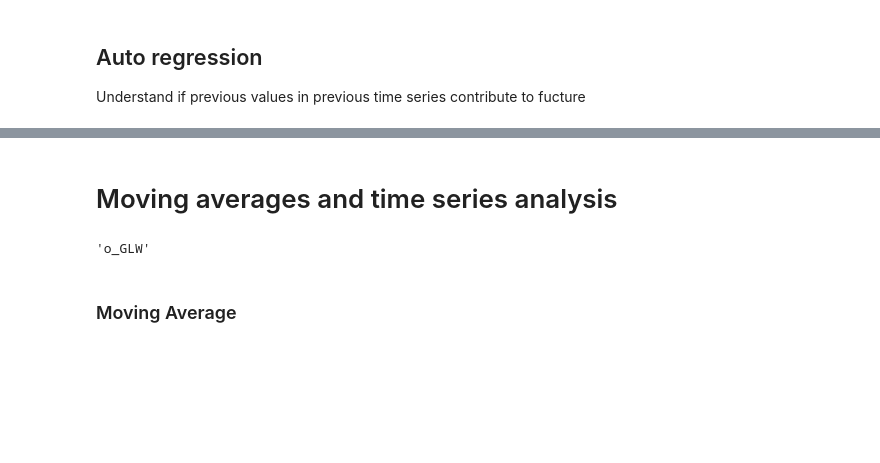
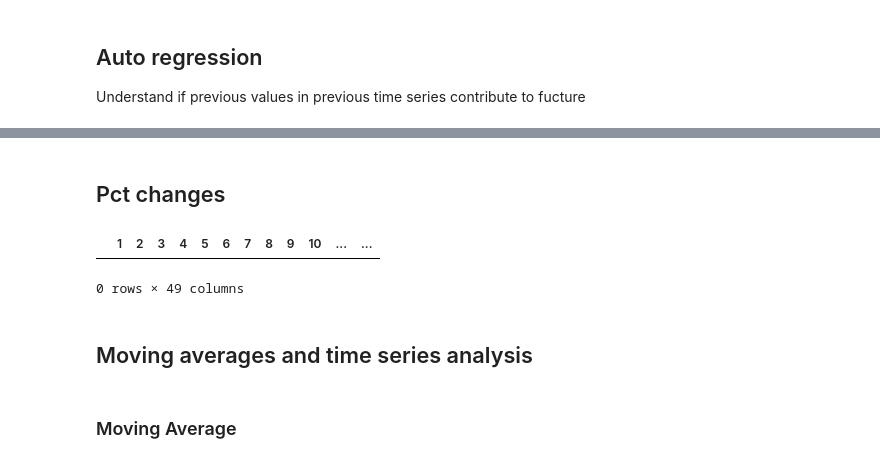
Before and after one commit to Benedictgr97/stock_prediction_v2, a Jupyter notebook: price_predictor.ipynb, the cells around one changed output, grey strips where cells are left out. Drawn from its saved outputs; the diff is of its cells as text; code cells hidden in the pictures; blank space fills up the shorter version.

```diff
--- a/price_predictor.ipynb
+++ b/price_predictor.ipynb
@@ -240,9 +282,21 @@ stock_prices_df.tail(10)
+# %% [markdown]
+## Pct changes
+# %%
+stock_prices_df_pct_test = stock_prices_df
+
+pct_change_corr_df = pd.DataFrame([])
+
+for i in range(1,50):
+    pct_change_df = pd.DataFrame(stock_prices_df[pred_stock].pct_change(-i),columns= [str(i)])
+
+    pct_change_corr_df = pd.concat([pct_change_corr_df,pct_change_df] ,axis = 0)
+
+pct_change_corr_df
+# %% [output]
+|  | 1 | 2 | 3 | 4 | 5 | 6 | 7 | 8 | 9 | 10 | ... | ... |
+0 rows × 49 columns
 # %% [markdown]
-# Moving averages and time series analysis
+## Moving averages and time series analysis
-# %%
-pred_stock
-# %% [output]
-'o_GLW'
 # %% [markdown]
 ### Moving Average
 # %%
```
Also changed, not shown: parts of 11 cells of this notebook.
